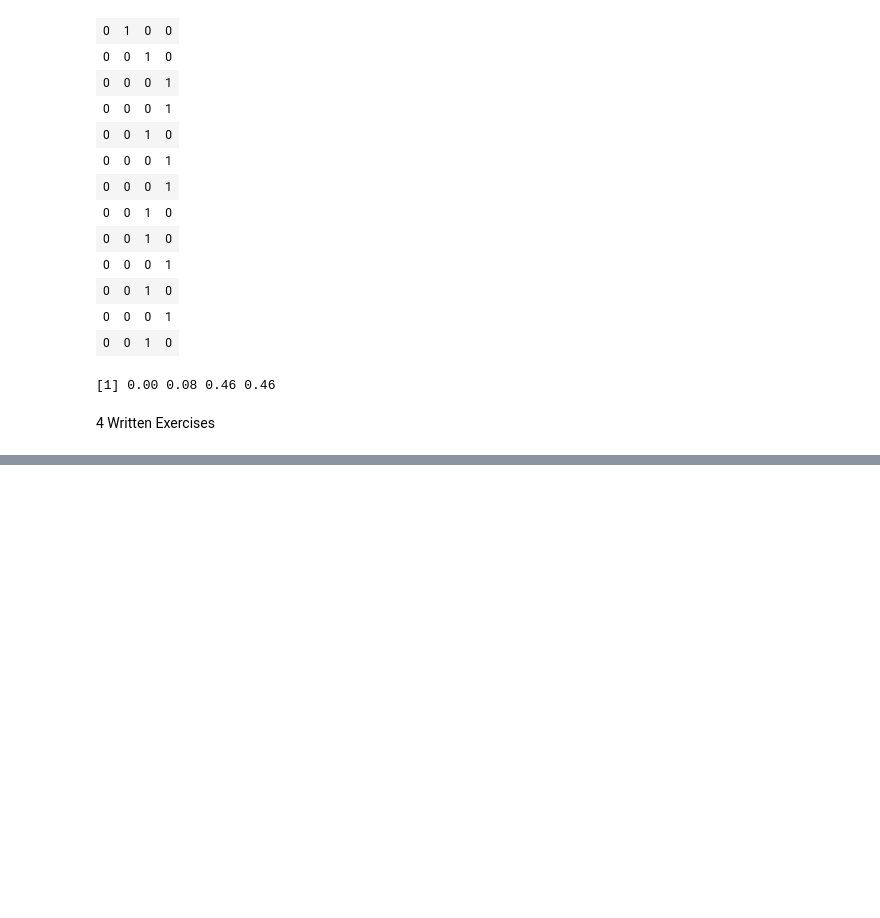
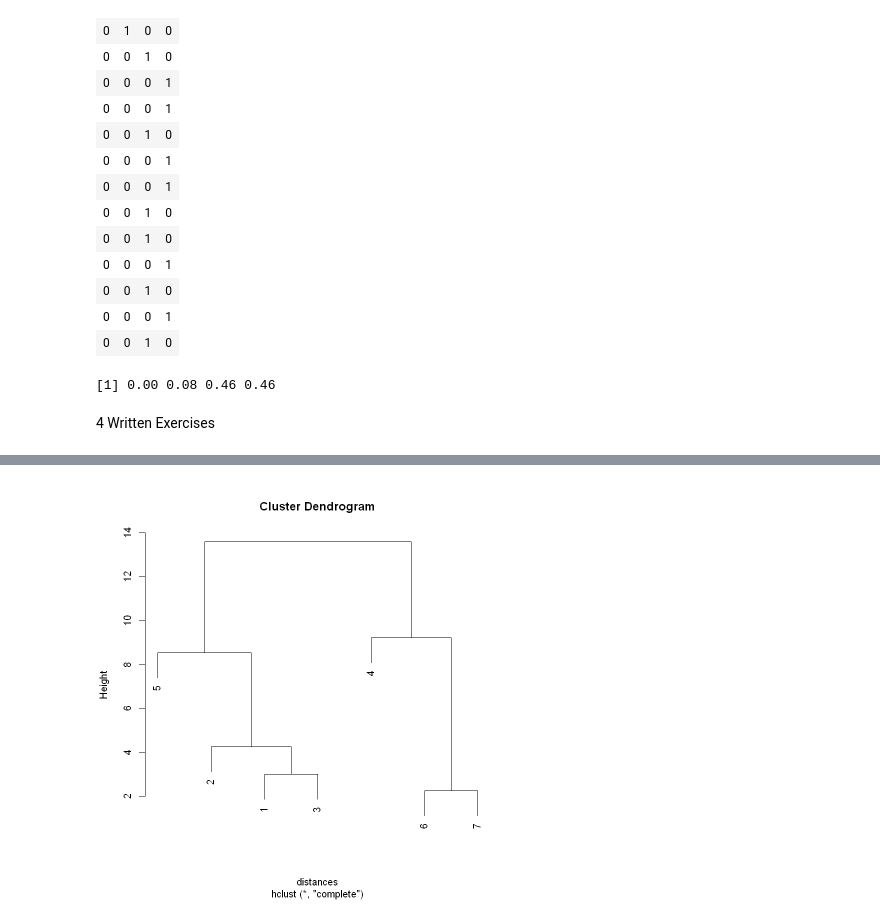
Before and after one commit to lucapdr1/ml-exercises, a Jupyter notebook: 03_exe_ML1_sol.ipynb, the cells around one changed output, grey strips where cells are left out. Saved outputs shown, nothing was run; the diff lists cells and outputs as text; code cells hidden in the pictures; blank space fills up the shorter version.

```diff
--- a/03_exe_ML1_sol.ipynb
+++ b/03_exe_ML1_sol.ipynb
@@ -252,0 +255,13 @@ A matrix: 13 × 4 of type dbl
+# %%
+# Data points
+points <- matrix(c(5, 1,
+                   8, -2,
+                   8, 1,
+                   9, 7,
+                   13, -2,
+                   17, 3,
+                   18, 5), ncol = 2, byrow = TRUE)
+
+# Calculate Euclidean distances
+distances <- dist(points)
+round(distances, 1)
@@ -252,0 +290,8 @@ A matrix: 13 × 4 of type dbl
+# %%
+# Perform hierarchical clustering with complete linkage
+hc_complete <- hclust(distances, method = "complete")
+
+# Extract clustering steps
+plot(hc_complete)
+# %% [output]
+[figure, added]
```
Also changed, not shown: parts of 6 cells of this notebook, 1 other file.
